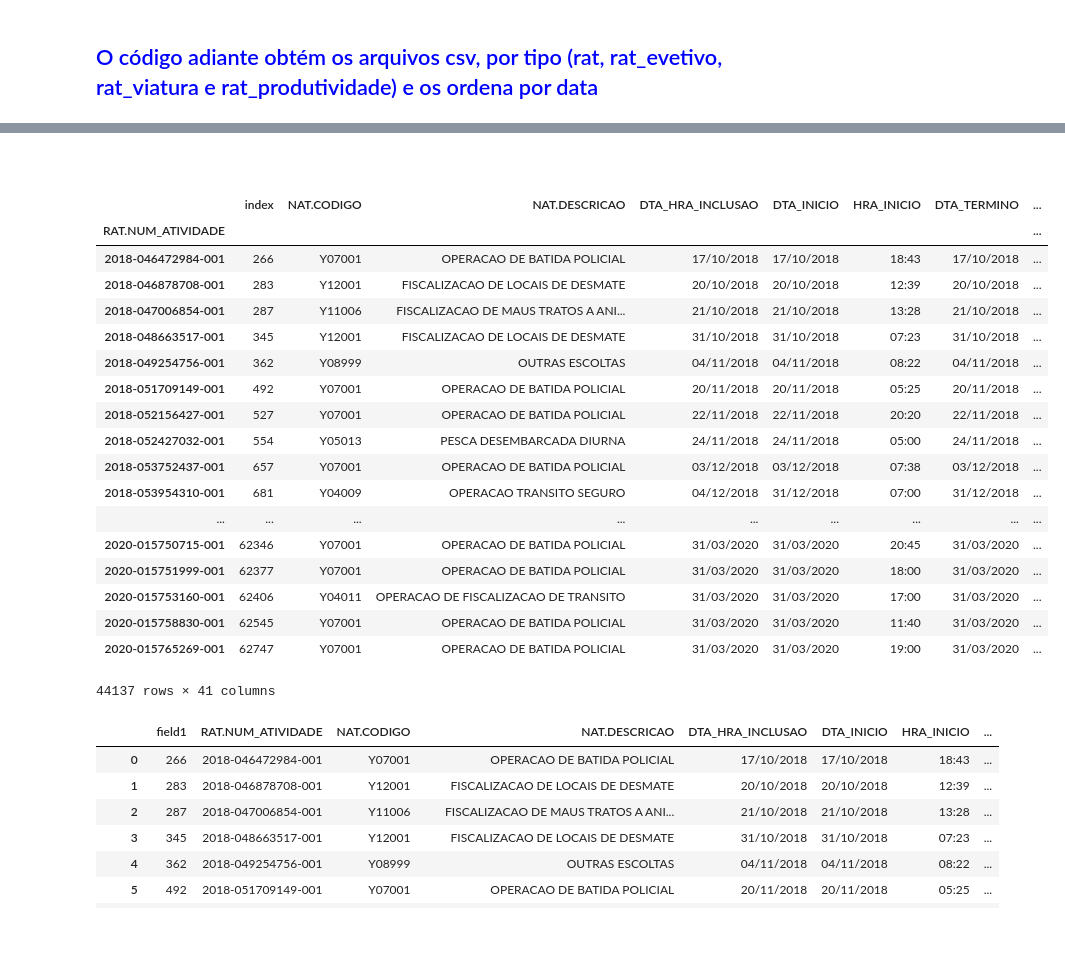
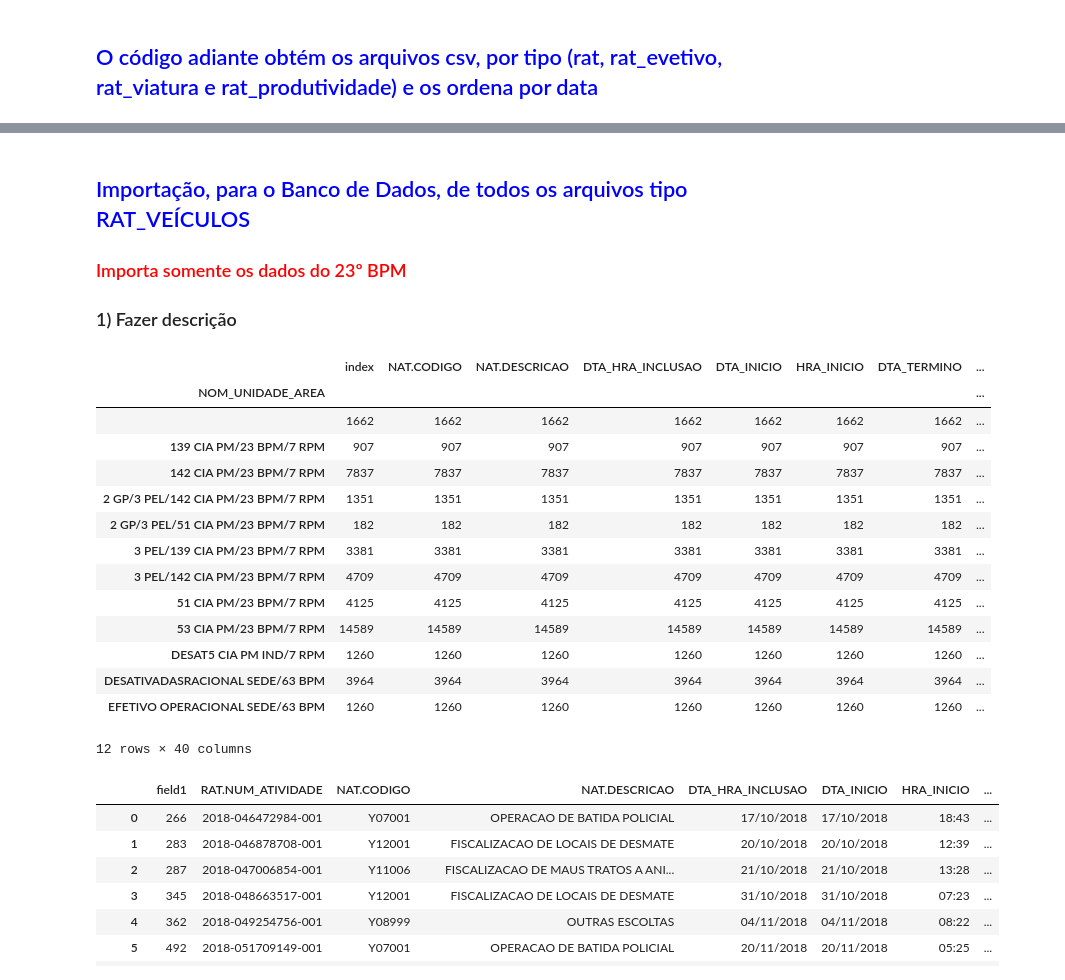
Before and after one commit to WENDEL4891/gdo-pandas, a Jupyter notebook: Vários CSVs para Banco de Dados.ipynb, the cells around one changed output, grey strips where cells are left out. Saved outputs shown, nothing was run; the diff lists cells and outputs as text; code cells hidden in the pictures; blank space fills up the shorter version.

Commit message:
Avanço na classificação por unidade de área

```diff
--- a/Vários CSVs para Banco de Dados.ipynb
+++ b/Vários CSVs para Banco de Dados.ipynb
@@ -112,55 +107,54 @@ b'Skipping line 39087: expected 32 fields, saw 33\n'
-# %% [markdown]
-<h2 style='color:blue'></h2>
+# %% [markdown]
+<h2 style="color:blue;margin:10px ">Importação, para o Banco de Dados, de todos os arquivos tipo RAT_VEÍCULOS</h2>
+<h3 style="color:red; margin:10px">Importa somente os dados do 23º BPM</h3>
+
+### 1) Fazer descrição
 # %%
-# df_rat = pd.read_sql_table('tbl_rat', 'sqlite:///gdo.db')
-# df_rat.set_index('RAT.NUM_ATIVIDADE', inplace=True)
+df_rat = pd.read_sql_table('tbl_rat', 'sqlite:///gdo.db')
+df_rat.set_index('RAT.NUM_ATIVIDADE', inplace=True)
 
 # dfv1 = pd.read_csv('files/RAT/' + rats_viatura_files[0], error_bad_lines=False, sep='|')
 # dfv1 = dfv1.applymap(lambda x: x.strip() if type(x) == str else x)
 # dfv1 = dfv1[dfv1['NUM_ATIVIDADE'].isin(df_rat['RAT.NUM_ATIVIDADE'])]
 
 # dfv2 = pd.read_csv('files/RAT/' + rats_viatura_files[1], error_bad_lines=False, sep='|')
 # dfv2 = dfv2.applymap(lambda x: x.strip() if type(x) == str else x)
 # dfv2 = dfv2[dfv2['NUM_ATIVIDADE'].isin(df_rat['RAT.NUM_ATIVIDADE'])]
 
 # dfv_acum = pd.concat([dfv1, dfv2])
 
 
 # for rat_viatura_file in rats_viatura_files[2:]:
 #     dfv_aux = pd.read_csv('files/RAT/'+rat_viatura_file, sep='|')
 #     dfv_aux = dfv_aux.applymap(lambda col: col.strip() if type(col) == str else col)
 #     dfv_aux = dfv_aux[dfv_aux['NUM_ATIVIDADE'].isin(df_rat['RAT.NUM_ATIVIDADE'])]
 #     dfv_acum = pd.concat([dfv_acum, dfv_aux])
 
 # dfv_acum.to_sql('tbl_rat_veiculo', 'sqlite:///gdo.db', if_exists='replace')
 
 # df_ratv = pd.read_sql_table('tbl_rat_veiculo', 'sqlite:///gdo.db')
 # df_ratv_unique = df_ratv['NUM_ATIVIDADE'].value_counts()
 # df_ratv_unique.rename('VEICULOS', inplace=True)
 # df_rat_e_v = df_rat.join(df_ratv_unique, how='left')
 # df_rat_e_v['VEICULOS'].fillna(0, inplace=True)
 
-df_rat_e_v[df_rat_e_v['VEICULOS'] >0]
+df_rat_e_v.groupby('NOM_UNIDADE_AREA').count()
 # %% [output]
 |  | index | NAT.CODIGO | NAT.DESCRICAO | DTA_HRA_INCLUSAO | DTA_INICIO | HRA_INICIO | DTA_TERMINO | ... |
-| RAT.NUM_ATIVIDADE |  |  |  |  |  |  |  | ... |
-| 2018-046472984-001 | 266 | Y07001 | OPERACAO DE BATIDA POLICIAL | 17/10/2018 | 17/10/2018 | 18:43 | 17/10/2018 | ... |
-| 2018-046878708-001 | 283 | Y12001 | FISCALIZACAO DE LOCAIS DE DESMATE | 20/10/2018 | 20/10/2018 | 12:39 | 20/10/2018 | ... |
-| 2018-047006854-001 | 287 | Y11006 | FISCALIZACAO DE MAUS TRATOS A ANI... | 21/10/2018 | 21/10/2018 | 13:28 | 21/10/2018 | ... |
-| 2018-048663517-001 | 345 | Y12001 | FISCALIZACAO DE LOCAIS DE DESMATE | 31/10/2018 | 31/10/2018 | 07:23 | 31/10/2018 | ... |
-| 2018-049254756-001 | 362 | Y08999 | OUTRAS ESCOLTAS | 04/11/2018 | 04/11/2018 | 08:22 | 04/11/2018 | ... |
-| 2018-051709149-001 | 492 | Y07001 | OPERACAO DE BATIDA POLICIAL | 20/11/2018 | 20/11/2018 | 05:25 | 20/11/2018 | ... |
-| 2018-052156427-001 | 527 | Y07001 | OPERACAO DE BATIDA POLICIAL | 22/11/2018 | 22/11/2018 | 20:20 | 22/11/2018 | ... |
-| 2018-052427032-001 | 554 | Y05013 | PESCA DESEMBARCADA DIURNA | 24/11/2018 | 24/11/2018 | 05:00 | 24/11/2018 | ... |
-| 2018-053752437-001 | 657 | Y07001 | OPERACAO DE BATIDA POLICIAL | 03/12/2018 | 03/12/2018 | 07:38 | 03/12/2018 | ... |
-| 2018-053954310-001 | 681 | Y04009 | OPERACAO TRANSITO SEGURO | 04/12/2018 | 31/12/2018 | 07:00 | 31/12/2018 | ... |
-| ... | ... | ... | ... | ... | ... | ... | ... | ... |
-| 2020-015750715-001 | 62346 | Y07001 | OPERACAO DE BATIDA POLICIAL | 31/03/2020 | 31/03/2020 | 20:45 | 31/03/2020 | ... |
-| 2020-015751999-001 | 62377 | Y07001 | OPERACAO DE BATIDA POLICIAL | 31/03/2020 | 31/03/2020 | 18:00 | 31/03/2020 | ... |
-| 2020-015753160-001 | 62406 | Y04011 | OPERACAO DE FISCALIZACAO DE TRANSITO | 31/03/2020 | 31/03/2020 | 17:00 | 31/03/2020 | ... |
-| 2020-015758830-001 | 62545 | Y07001 | OPERACAO DE BATIDA POLICIAL | 31/03/2020 | 31/03/2020 | 11:40 | 31/03/2020 | ... |
-| 2020-015765269-001 | 62747 | Y07001 | OPERACAO DE BATIDA POLICIAL | 31/03/2020 | 31/03/2020 | 19:00 | 31/03/2020 | ... |
+| NOM_UNIDADE_AREA |  |  |  |  |  |  |  | ... |
+|  | 1662 | 1662 | 1662 | 1662 | 1662 | 1662 | 1662 | ... |
+| 139 CIA PM/23 BPM/7 RPM | 907 | 907 | 907 | 907 | 907 | 907 | 907 | ... |
+| 142 CIA PM/23 BPM/7 RPM | 7837 | 7837 | 7837 | 7837 | 7837 | 7837 | 7837 | ... |
+| 2 GP/3 PEL/142 CIA PM/23 BPM/7 RPM | 1351 | 1351 | 1351 | 1351 | 1351 | 1351 | 1351 | ... |
+| 2 GP/3 PEL/51 CIA PM/23 BPM/7 RPM | 182 | 182 | 182 | 182 | 182 | 182 | 182 | ... |
+| 3 PEL/139 CIA PM/23 BPM/7 RPM | 3381 | 3381 | 3381 | 3381 | 3381 | 3381 | 3381 | ... |
+| 3 PEL/142 CIA PM/23 BPM/7 RPM | 4709 | 4709 | 4709 | 4709 | 4709 | 4709 | 4709 | ... |
+| 51 CIA PM/23 BPM/7 RPM | 4125 | 4125 | 4125 | 4125 | 4125 | 4125 | 4125 | ... |
+| 53 CIA PM/23 BPM/7 RPM | 14589 | 14589 | 14589 | 14589 | 14589 | 14589 | 14589 | ... |
+| DESAT5 CIA PM IND/7 RPM | 1260 | 1260 | 1260 | 1260 | 1260 | 1260 | 1260 | ... |
+| DESATIVADASRACIONAL SEDE/63 BPM | 3964 | 3964 | 3964 | 3964 | 3964 | 3964 | 3964 | ... |
+| EFETIVO OPERACIONAL SEDE/63 BPM | 1260 | 1260 | 1260 | 1260 | 1260 | 1260 | 1260 | ... |
-44137 rows × 41 columns
+12 rows × 40 columns
 # %%
 teste = pd.DataFrame(np.random.randn(5,3), columns=list('ABC'))
 teste.to_sql('teste3', 'sqlite:///gdo.db', if_exists='append', index=False)
```
Also changed, not shown: parts of 2 cells of this notebook, 1 other file.
